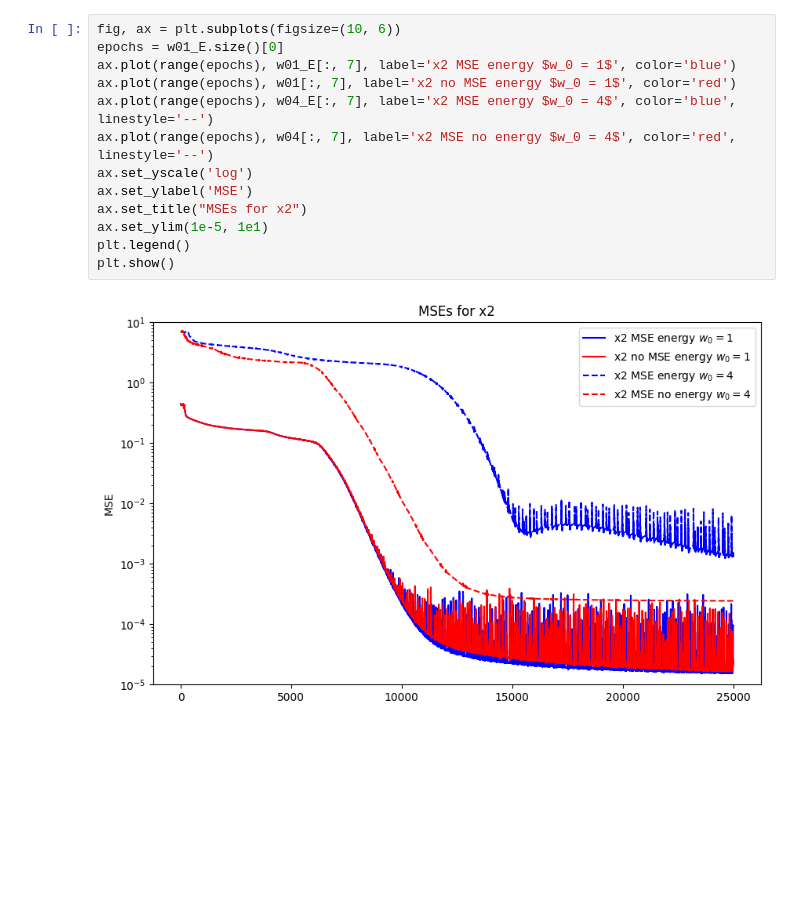
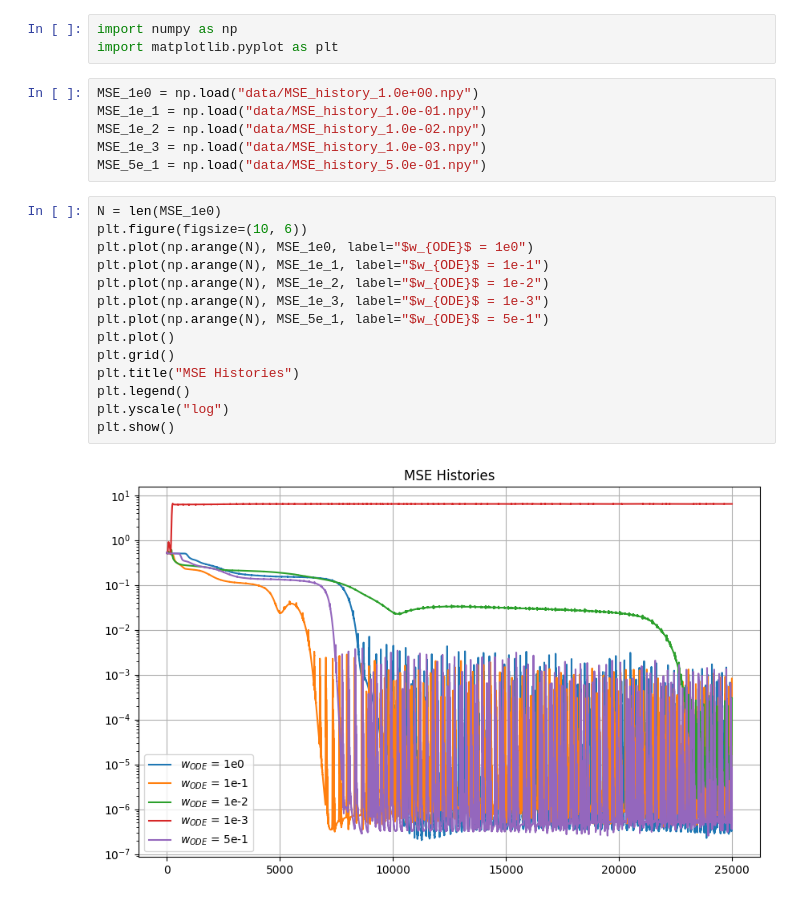
Before and after one commit to Mehdi-Haned/PINNs-Spring2025, a Jupyter notebook: Energy/comparison.ipynb, the cells around one changed output. Cells and saved outputs as stored; diff of their text form; blank space fills up the shorter version.

```diff
--- a/Energy/comparison.ipynb
+++ b/Energy/comparison.ipynb
@@ -33,15 +1,25 @@ plt.show()
-# %%
-fig, ax = plt.subplots(figsize=(10, 6))
-epochs = w01_E.size()[0]
-ax.plot(range(epochs), w01_E[:, 7], label='x2 MSE energy $w_0 = 1$', color='blue')
-ax.plot(range(epochs), w01[:, 7], label='x2 no MSE energy $w_0 = 1$', color='red')
-ax.plot(range(epochs), w04_E[:, 7], label='x2 MSE energy $w_0 = 4$', color='blue', linestyle='--')
-ax.plot(range(epochs), w04[:, 7], label='x2 MSE no energy $w_0 = 4$', color='red', linestyle='--')
-ax.set_yscale('log')
-ax.set_ylabel('MSE')
-ax.set_title("MSEs for x2")
-ax.set_ylim(1e-5, 1e1)
-plt.legend()
-plt.show()
-# %% [output]
-[figure, removed]
+# %%
+import numpy as np
+import matplotlib.pyplot as plt
+# %%
+MSE_1e0 = np.load("data/MSE_history_1.0e+00.npy")
+MSE_1e_1 = np.load("data/MSE_history_1.0e-01.npy")
+MSE_1e_2 = np.load("data/MSE_history_1.0e-02.npy")
+MSE_1e_3 = np.load("data/MSE_history_1.0e-03.npy")
+MSE_5e_1 = np.load("data/MSE_history_5.0e-01.npy")
+# %%
+N = len(MSE_1e0)
+plt.figure(figsize=(10, 6))
+plt.plot(np.arange(N), MSE_1e0, label="$w_{ODE}$ = 1e0")
+plt.plot(np.arange(N), MSE_1e_1, label="$w_{ODE}$ = 1e-1")
+plt.plot(np.arange(N), MSE_1e_2, label="$w_{ODE}$ = 1e-2")
+plt.plot(np.arange(N), MSE_1e_3, label="$w_{ODE}$ = 1e-3")
+plt.plot(np.arange(N), MSE_5e_1, label="$w_{ODE}$ = 5e-1")
+plt.plot()
+plt.grid()
+plt.title("MSE Histories")
+plt.legend()
+plt.yscale("log")
+plt.show()
+# %% [output]
+[figure, added]
```
Also changed, not shown: parts of 3 cells of this notebook, 36 other files.
